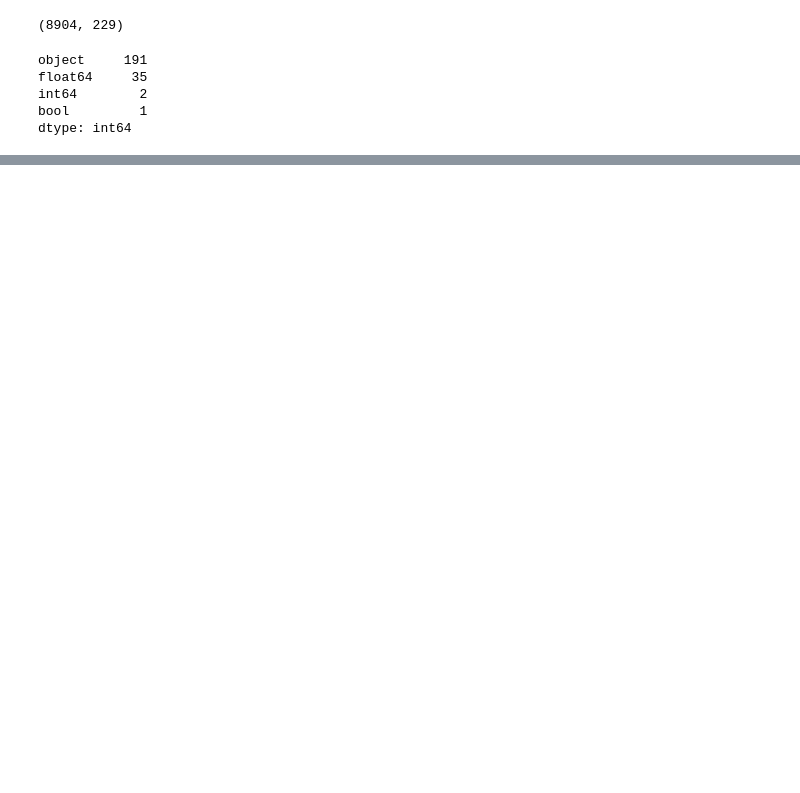
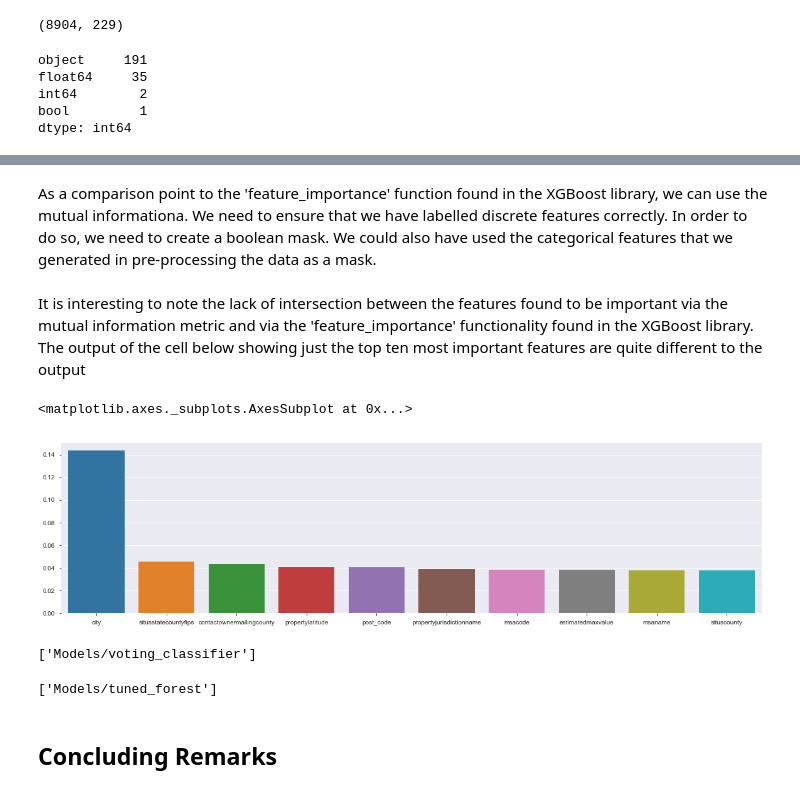
Before and after one commit to JohnnyTeutonic/DE-Code-Challenge-Jonathan, a Jupyter notebook: demystdata-challenge.ipynb, the cells around one changed output, grey strips where cells are left out. Drawn from its saved outputs; the diff is of its cells as text; code cells hidden in the pictures; blank space fills up the shorter version.

```diff
--- a/demystdata-challenge.ipynb
+++ b/demystdata-challenge.ipynb
@@ -937,0 +805,6 @@ print(mean_absolute_error(pipeline.predict(X_test), Y_test))
+# %%
+from sklearn.preprocessing import LabelEncoder, OneHotEncoder, OrdinalEncoder, StandardScaler
+from sklearn.model_selection import train_test_split
+le = LabelEncoder()
+target = le.fit_transform(results_df_clean_2['safety_flag'])
+target
@@ -937,0 +1195,27 @@ print(mean_absolute_error(pipeline.predict(X_test), Y_test))
+# %% [markdown]
+As a comparison point to the 'feature_importance' function found in the XGBoost library, we can use the mutual informationa. We need to ensure that we have labelled discrete features correctly.
+In order to do so, we need to create a boolean mask. We could also have used the categorical features that we generated in pre-processing the data as a mask.
+# %%
+results_complete = results3.copy()
+discrete_mask = np.zeros(shape=results3.shape[1], dtype=np.int32)
+for feature in results3.columns:
+    if len(results3[feature].unique()) <= 30 or 'date' in feature or 'year' in feature:
+        discrete_mask[results3.columns.get_loc(feature)]=1
+# %%
+mi = mutual_info_classif(results_complete, target, discrete_features=discrete_mask)
+# sort the features along with their names into the most important features
+features_with_cols = list(zip(mi, results_complete.columns))
+sorted_features = sorted(features_with_cols, key=lambda x: x[0], reverse=True)
+array_features = np.array(sorted_features)
+from operator import itemgetter
+actual_cols = list(map(itemgetter(1), array_features))
+actual_features = list(map(itemgetter(0), array_features))
+actual_features = list(map(float, actual_features))
+# %% [markdown]
+It is interesting to note the lack of intersection between the features found to be important via the mutual information metric and via the 'feature_importance' functionality found in the XGBoost library.
+The output of the cell below showing just the top ten most important features are quite different to the output
+# %%
+sns.barplot(actual_cols[0:10], actual_features[:10])
+# %% [output]
+<matplotlib.axes._subplots.AxesSubplot at 0x...>
+[figure, added]
@@ -937,0 +1228,10 @@ print(mean_absolute_error(pipeline.predict(X_test), Y_test))
+# %%
+joblib.dump(vc, 'Models/voting_classifier')
+# %% [output]
+['Models/voting_classifier']
+# %%
+joblib.dump(best_fr, 'Models/tuned_forest')
+# %% [output]
+['Models/tuned_forest']
+# %% [markdown]
+## Concluding Remarks
```
Also changed, not shown: parts of 102 cells of this notebook, 9 other files.
